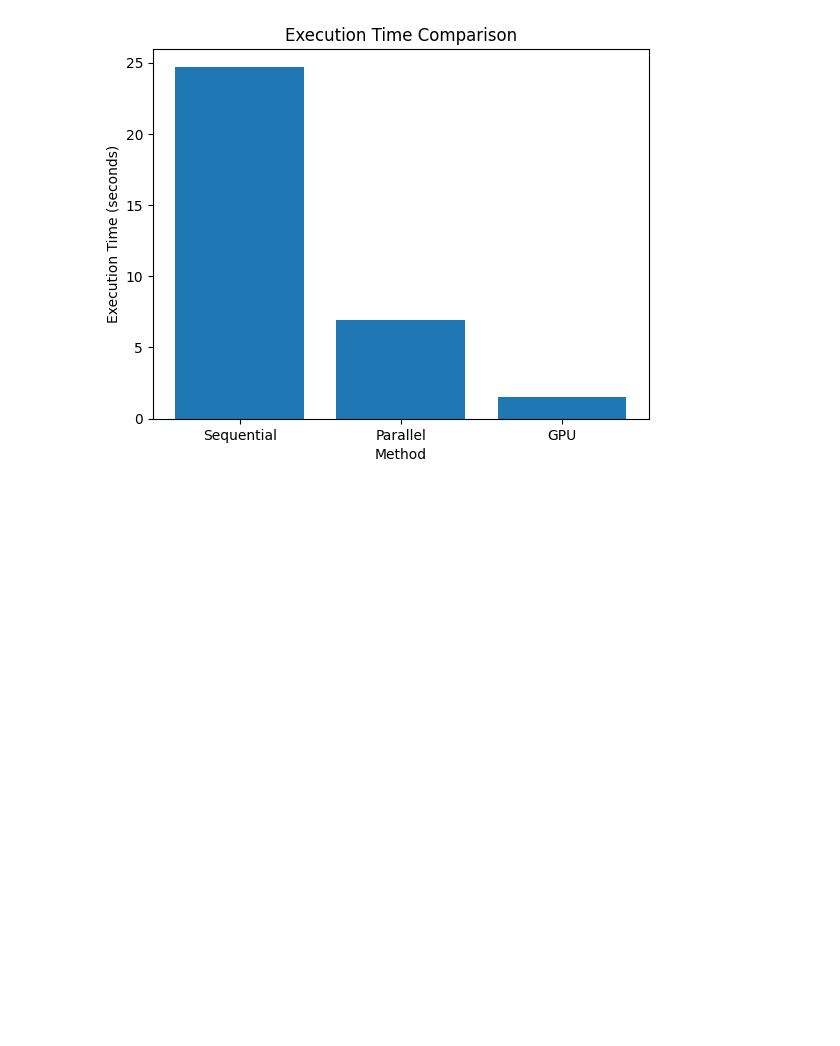
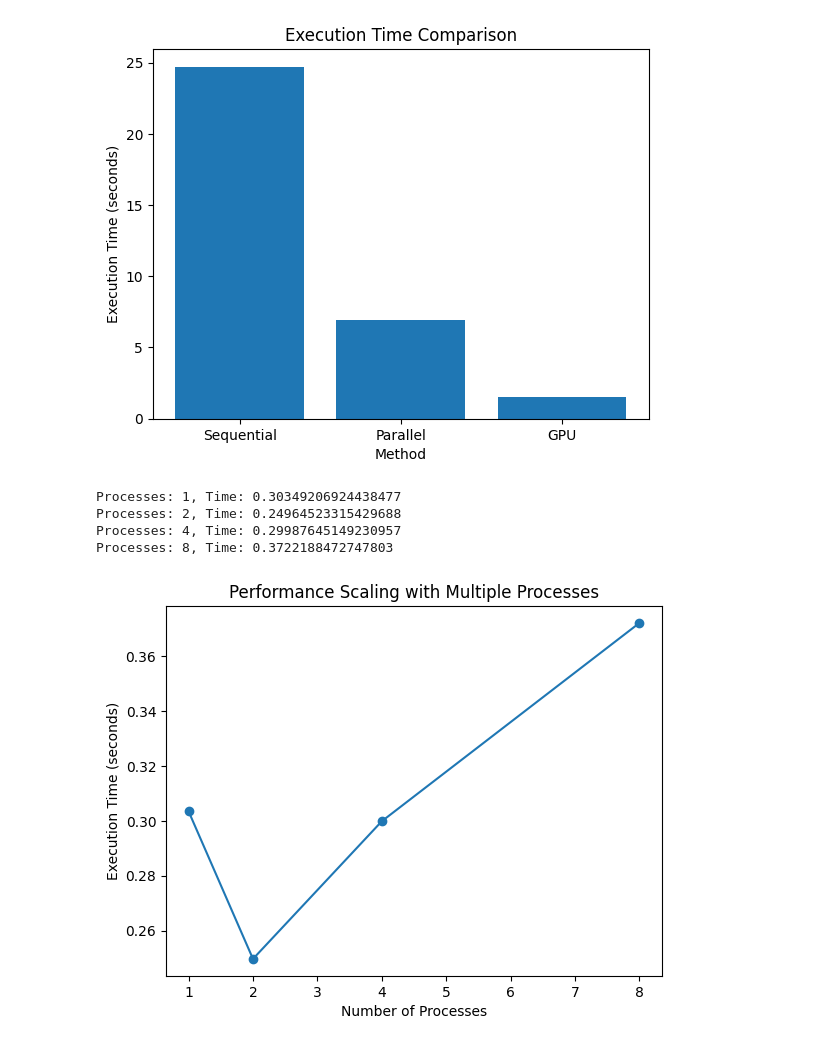
Before and after one commit to Vineesha2005/1873_b-14_HPC-Project, a Jupyter notebook: 1873_b_14_HPC.ipynb, the cells around one changed output. Saved outputs shown, nothing was run; the diff lists cells and outputs as text; code cells hidden in the pictures; blank space fills up the shorter version.

```diff
--- a/1873_b_14_HPC.ipynb
+++ b/1873_b_14_HPC.ipynb
@@ -289,3 +289,70 @@ Top Words:
 2026 2500000
 to 741000
 [figure]
+# %%
+import pandas as pd
+import multiprocessing
+from collections import Counter
+import time
+import re
+import matplotlib.pyplot as plt
+
+# -------------------------------
+# Load Dataset
+# -------------------------------
+df = pd.read_excel("log_dataset (1).xlsx")
+text_data = " ".join(df.astype(str).values.flatten())
+words = re.findall(r'\b\w+\b', text_data.lower())
+
+# -------------------------------
+# Functions
+# -------------------------------
+def count_words_chunk(words):
+    return Counter(words)
+
+def merge_counters(counters):
+    total = Counter()
+    for c in counters:
+        total.update(c)
+    return total
+
+# -------------------------------
+# Test different number of processes
+# -------------------------------
+process_list = [1, 2, 4, 8]   # you can change based on your system
+times = []
+
+for num_proc in process_list:
+    chunk_size = len(words) // num_proc
+    chunks = [words[i:i + chunk_size] for i in range(0, len(words), chunk_size)]
+
+    start = time.time()
+
+    with multiprocessing.Pool(processes=num_proc) as pool:
+        results = pool.map(count_words_chunk, chunks)
+
+    result = merge_counters(results)
+    end = time.time()
+
+    exec_time = end - start
+    times.append(exec_time)
+
+    print(f"Processes: {num_proc}, Time: {exec_time}")
+
+# -------------------------------
+# Graph (Scaling)
+# -------------------------------
+plt.figure()
+plt.plot(process_list, times, marker='o')
+
+plt.xlabel("Number of Processes")
+plt.ylabel("Execution Time (seconds)")
+plt.title("Performance Scaling with Multiple Processes")
+
+plt.show()
+# %% [output]
+Processes: 1, Time: 0.30349206924438477
+Processes: 2, Time: 0.24964523315429688
+Processes: 4, Time: 0.29987645149230957
+Processes: 8, Time: 0.3722188472747803
+[figure, added]
```
